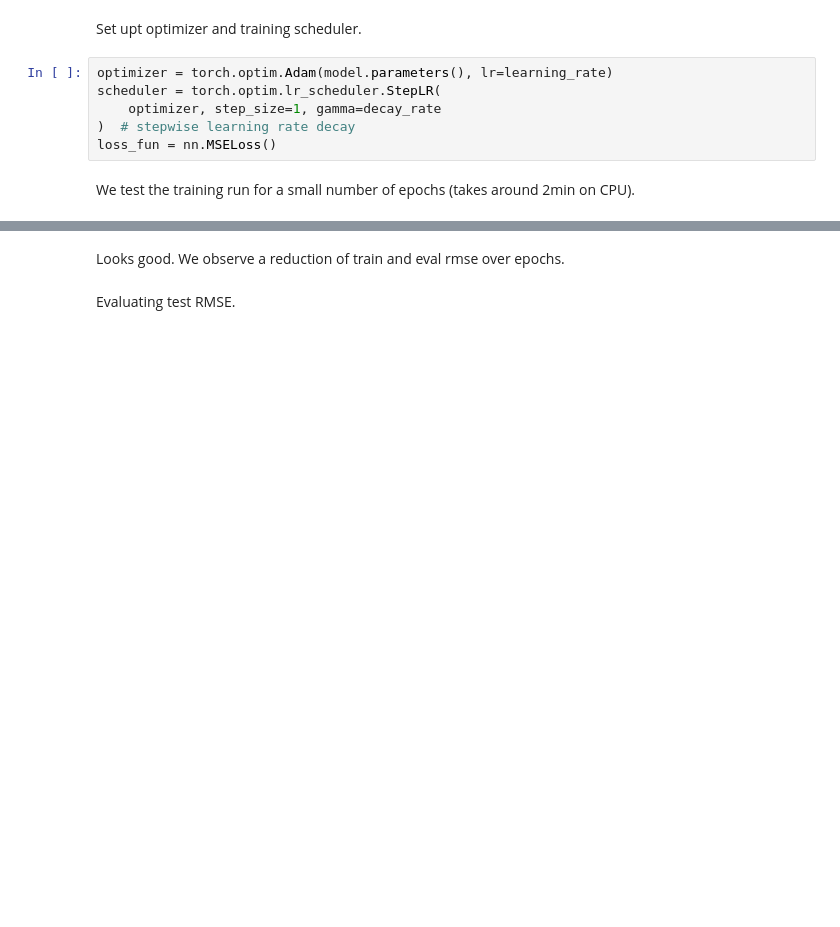
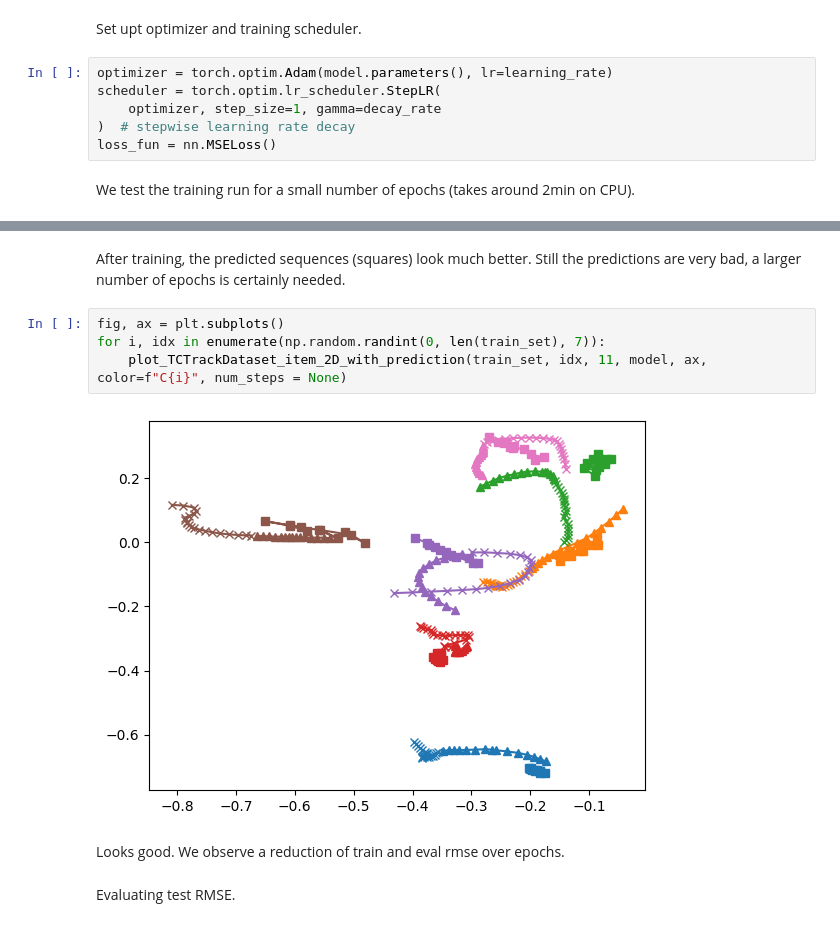
Before and after one commit to ejbrun/koopman_learning_tropical_cyclone, a Jupyter notebook: examples/knf_for_TC_first_example.ipynb, the cells around one changed output, grey strips where cells are left out. Saved outputs shown, nothing was run; the diff lists cells and outputs as text; blank space fills up the shorter version.

```diff
--- a/examples/knf_for_TC_first_example.ipynb
+++ b/examples/knf_for_TC_first_example.ipynb
@@ -331,3 +357,11 @@ Text(0, 0.5, 'RMSE')
+# %% [markdown]
+After training, the predicted sequences (squares) look much better. Still the predictions are very bad, a larger number of epochs is certainly needed.
+# %%
+fig, ax = plt.subplots()
+for i, idx in enumerate(np.random.randint(0, len(train_set), 7)):
+    plot_TCTrackDataset_item_2D_with_prediction(train_set, idx, 11, model, ax, color=f"C{i}", num_steps = None)
+# %% [output]
+[figure, added]
 # %% [markdown]
 Looks good. We observe a reduction of train and eval rmse over epochs.
 # %% [markdown]
```
Also changed, not shown: parts of 15 cells of this notebook, 1 other file.
